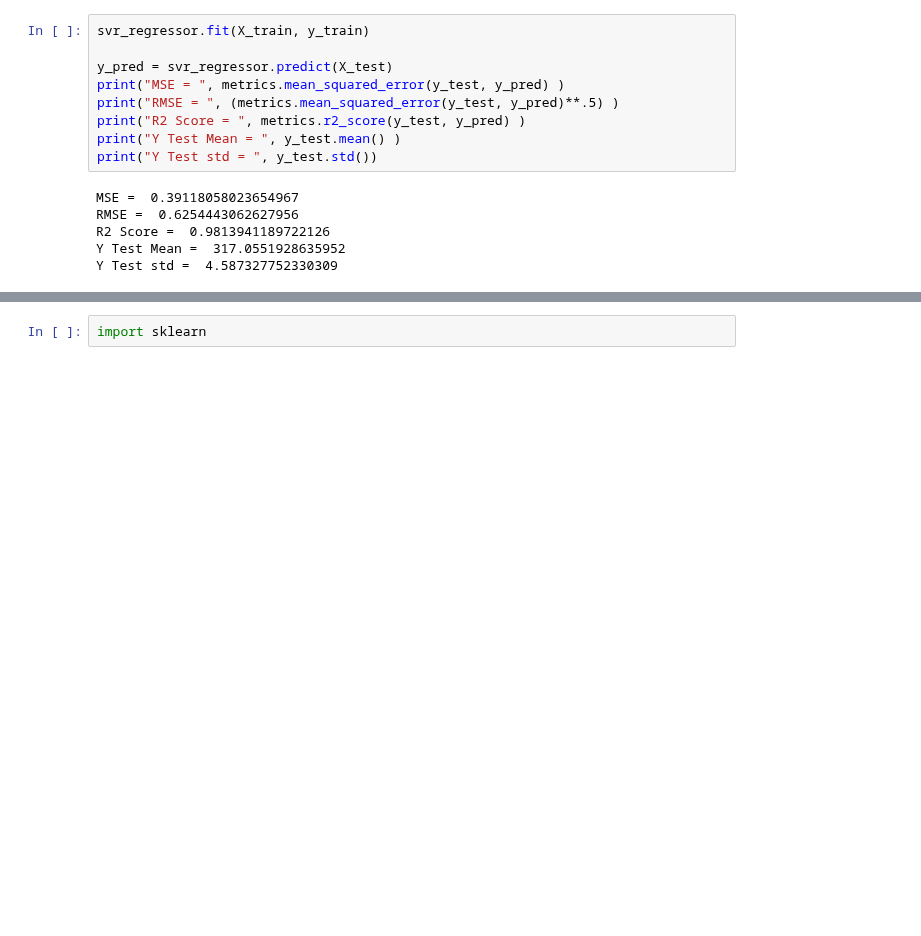
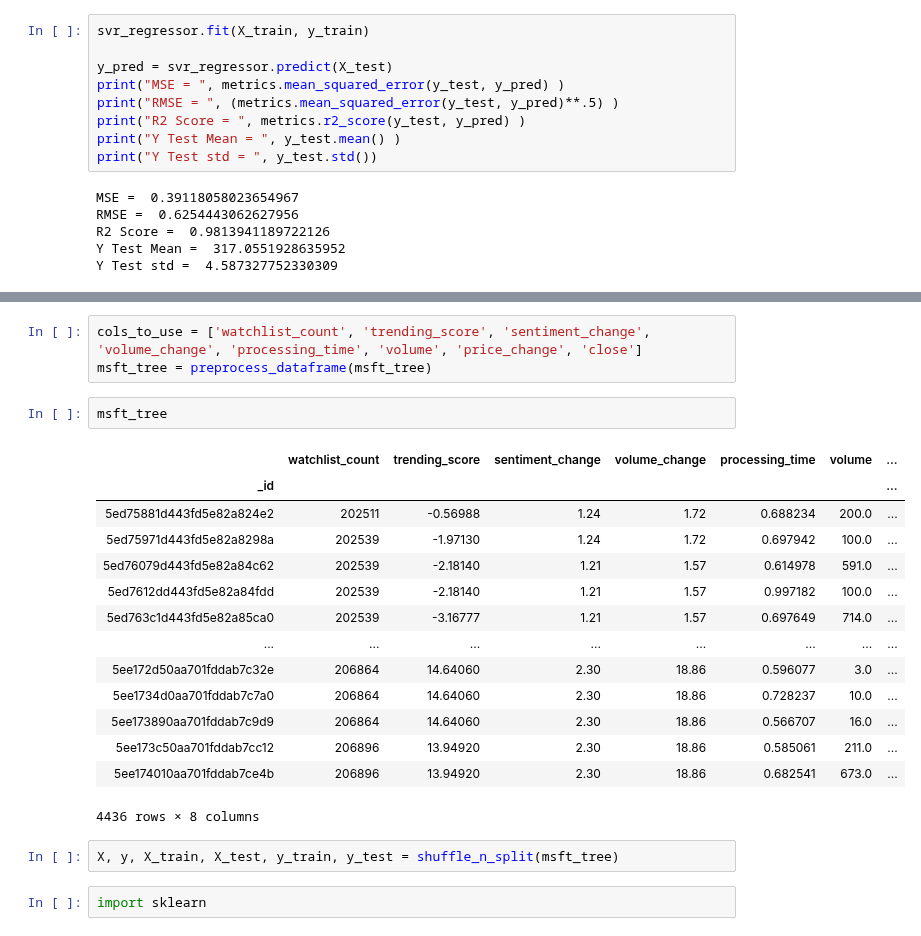
Before and after one commit to jcanque777/stock_market_data_prediction, a Jupyter notebook: test_models.ipynb, the cells around one changed output, grey strips where cells are left out. Cells and saved outputs as stored; diff of their text form; blank space fills up the shorter version.

```diff
--- a/test_models.ipynb
+++ b/test_models.ipynb
@@ -2014,3 +2165,25 @@ ValueError: arrays must all be same length
+# %%
+cols_to_use = ['watchlist_count', 'trending_score', 'sentiment_change', 'volume_change', 'processing_time', 'volume', 'price_change', 'close']
+msft_tree = preprocess_dataframe(msft_tree)
+# %%
+msft_tree
+# %% [output]
+|  | watchlist_count | trending_score | sentiment_change | volume_change | processing_time | volume | ... |
+| _id |  |  |  |  |  |  | ... |
+| 5ed75881d443fd5e82a824e2 | 202511 | -0.56988 | 1.24 | 1.72 | 0.688234 | 200.0 | ... |
+| 5ed75971d443fd5e82a8298a | 202539 | -1.97130 | 1.24 | 1.72 | 0.697942 | 100.0 | ... |
+| 5ed76079d443fd5e82a84c62 | 202539 | -2.18140 | 1.21 | 1.57 | 0.614978 | 591.0 | ... |
+| 5ed7612dd443fd5e82a84fdd | 202539 | -2.18140 | 1.21 | 1.57 | 0.997182 | 100.0 | ... |
+| 5ed763c1d443fd5e82a85ca0 | 202539 | -3.16777 | 1.21 | 1.57 | 0.697649 | 714.0 | ... |
+| ... | ... | ... | ... | ... | ... | ... | ... |
+| 5ee172d50aa701fddab7c32e | 206864 | 14.64060 | 2.30 | 18.86 | 0.596077 | 3.0 | ... |
+| 5ee1734d0aa701fddab7c7a0 | 206864 | 14.64060 | 2.30 | 18.86 | 0.728237 | 10.0 | ... |
+| 5ee173890aa701fddab7c9d9 | 206864 | 14.64060 | 2.30 | 18.86 | 0.566707 | 16.0 | ... |
+| 5ee173c50aa701fddab7cc12 | 206896 | 13.94920 | 2.30 | 18.86 | 0.585061 | 211.0 | ... |
+| 5ee174010aa701fddab7ce4b | 206896 | 13.94920 | 2.30 | 18.86 | 0.682541 | 673.0 | ... |
+4436 rows × 8 columns
+# %%
+X, y, X_train, X_test, y_train, y_test = shuffle_n_split(msft_tree)
 # %%
 import sklearn
 # %%
```
Also changed, not shown: parts of 40 cells of this notebook.
